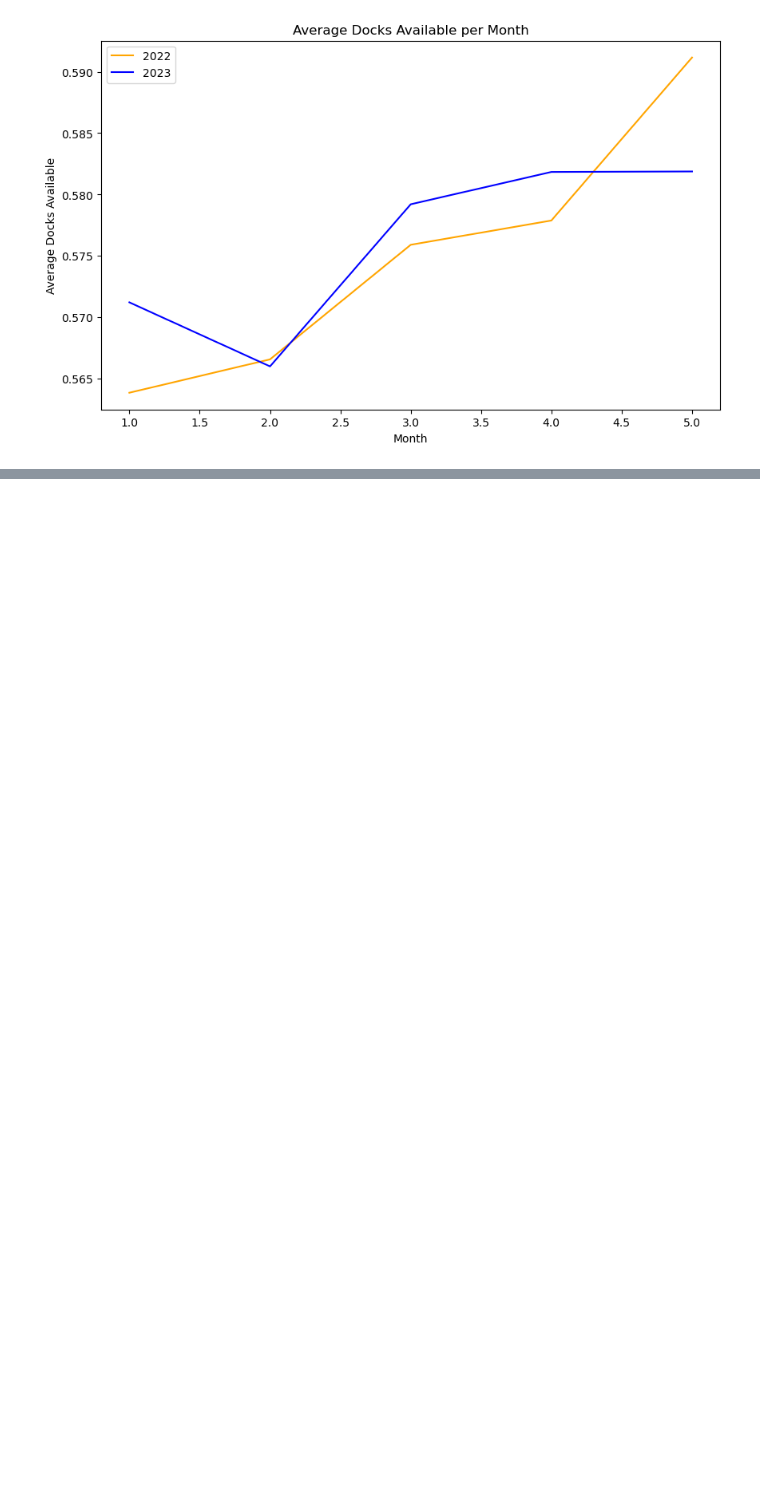
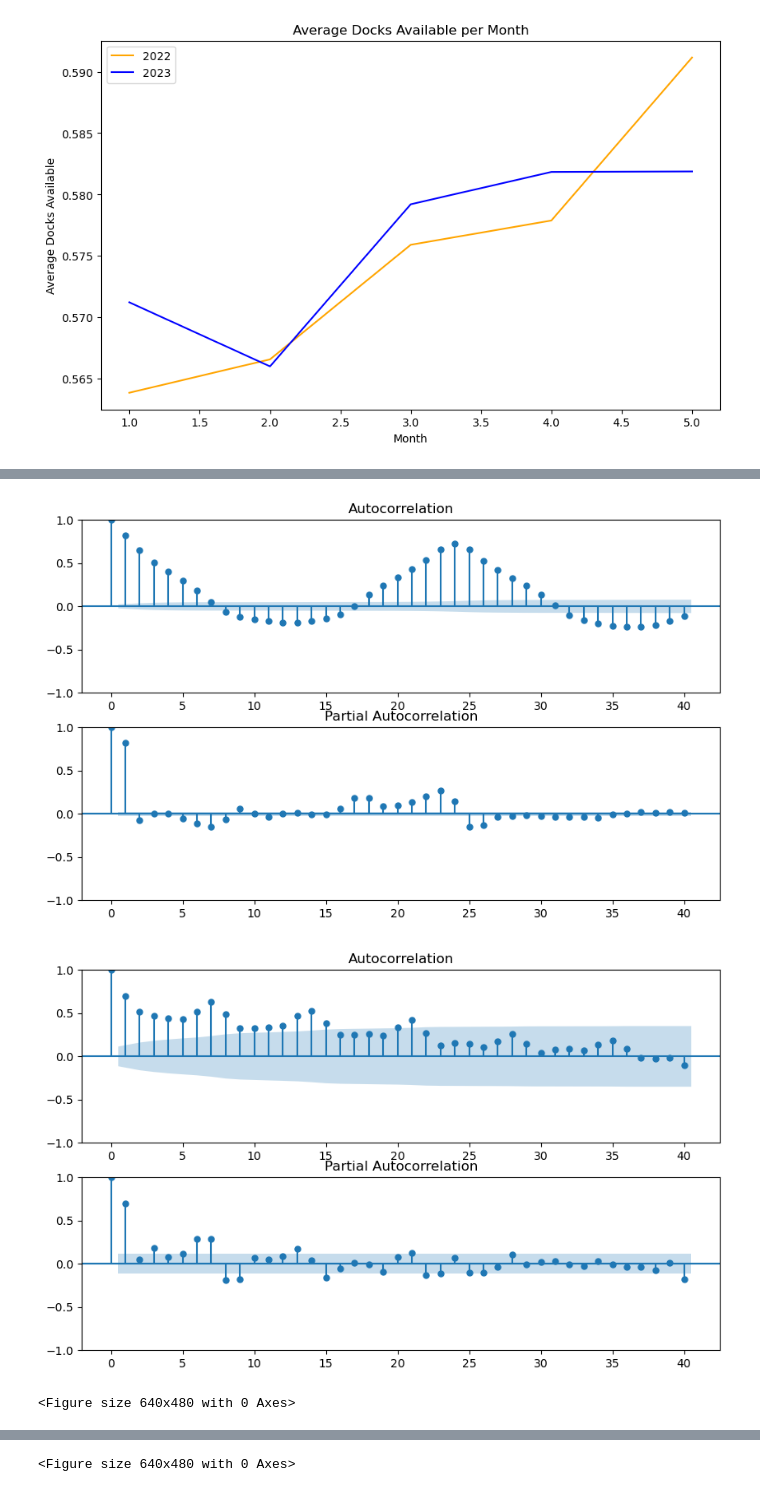
Before and after one commit to LEBsci/Capstone, a Jupyter notebook: LightGBM_Svet_average.ipynb, the cells around one changed output, grey strips where cells are left out. Drawn from its saved outputs; the diff is of its cells as text; code cells hidden in the pictures; blank space fills up the shorter version.

```diff
--- a/LightGBM_Svet_average.ipynb
+++ b/LightGBM_Svet_average.ipynb
@@ -198,0 +193,77 @@ cuda.current_context().reset()
+# %%
+# Import the following columns from the database
+required_columns = ['station_id', 'docks_available', 'timestamp', 'year', 'month', 'day', 'hour', 'temperature_2m', 'apparent_temperature', 'relative_humidity_2m', 'wind_speed_10m', 'sunshine_duration']
+
+# Now import from the data_table for the years 2022-2023, from months 1 to 5 and from station_id 1 to 496
+def feature_data_retrieve():
+    # Make the connection to the database
+    conn = sqlite3.connect('data.sqlite')
+    # Write the query
+    query = '''SELECT station_id, docks_available, timestamp, year, month, day, hour, temperature_2m, apparent_temperature, relative_humidity_2m, wind_speed_10m, sunshine_duration FROM data_table WHERE year IN (2022, 2023) AND month IN (1, 2, 3, 4, 5) AND station_id BETWEEN 1 AND 496'''
+    # Read the query into a pandas dataframe
+    for chunk in pd.read_sql_query(query, conn, chunksize=10000):
+        yield pd.DataFrame(chunk)
+    # Close the connection
+    conn.close()
+
+feature_data = pd.DataFrame()
+
+# Load the data
+for chunk in tqdm(feature_data_retrieve()):
+    feature_data = pd.concat([feature_data, chunk])
+
+
+# Convert the timestamp column to datetime
+feature_data['timestamp'] = pd.to_datetime(feature_data['timestamp'])
+
+# Make timestamp the index
+feature_data.set_index('timestamp', inplace=True)
+
+# Resample two dataframes, to hourly and daily
+target_data_hourly = feature_data['docks_available'].resample('h').mean()
+target_data_daily = feature_data['docks_available'].resample('D').mean()
+# Function to plot the ACF and PACF
+def plot_acf_pacf(data, lags=40):
+    fig, ax = plt.subplots(2, 1, figsize=(10, 6))
+    plot_acf(data.dropna(), lags=lags, ax=ax[0])
+    plot_pacf(data.dropna(), lags=lags, ax=ax[1], method='ywm')
+    plt.show()
+
+# Plot the ACF and PACF for the hourly data
+plot_acf_pacf(target_data_hourly)
+plot_acf_pacf(target_data_daily)
+
+'''Seasonal Decomposition'''
+# Daily decomposition (period=7 for weekly seasonality)
+daily_clean = target_data_daily.dropna()
+# Remove months that are not between January and May
+daily_clean = daily_clean[(daily_clean.index.month >= 1) & (daily_clean.index.month <= 5)]
+decomp_daily = seasonal_decompose(daily_clean, model='additive', period=7)
+
+plt.figure()
+decomp_daily.plot()
+plt.suptitle('Seasonal decomposition of daily index of docks available')
+plt.show()
+
+# Hourly decomposition (period=24 for daily seasonality)
+hourly_clean = target_data_hourly.dropna()
+# Remove months that are not between 1 and 5
+hourly_clean = hourly_clean[(hourly_clean.index.month >= 1) & (hourly_clean.index.month <= 5)]
+decomp_hourly = seasonal_decompose(hourly_clean, model='additive', period=24)
+
+plt.figure()
+decomp_hourly.plot()
+plt.suptitle('Seasonal decomposition of hourly index of docks available')
+plt.show()
+
+# Release memory
+del feature_data
+del target_data_hourly
+del target_data_daily
+gc.collect()
+cuda.current_context().deallocations.clear()
+cuda.current_context().reset()
+# %% [output]
+[figure, added]
+[figure, added]
+<Figure size 640x480 with 0 Axes>
@@ -198,0 +271 @@ cuda.current_context().reset()
+<Figure size 640x480 with 0 Axes>
```
Also changed, not shown: parts of 7 cells of this notebook.
